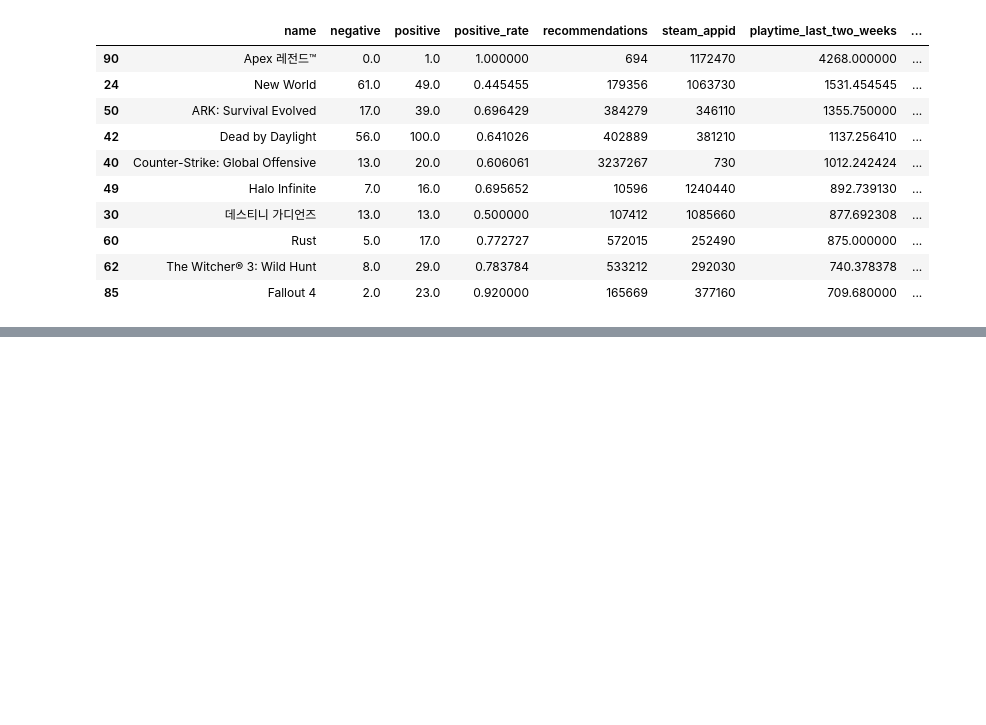
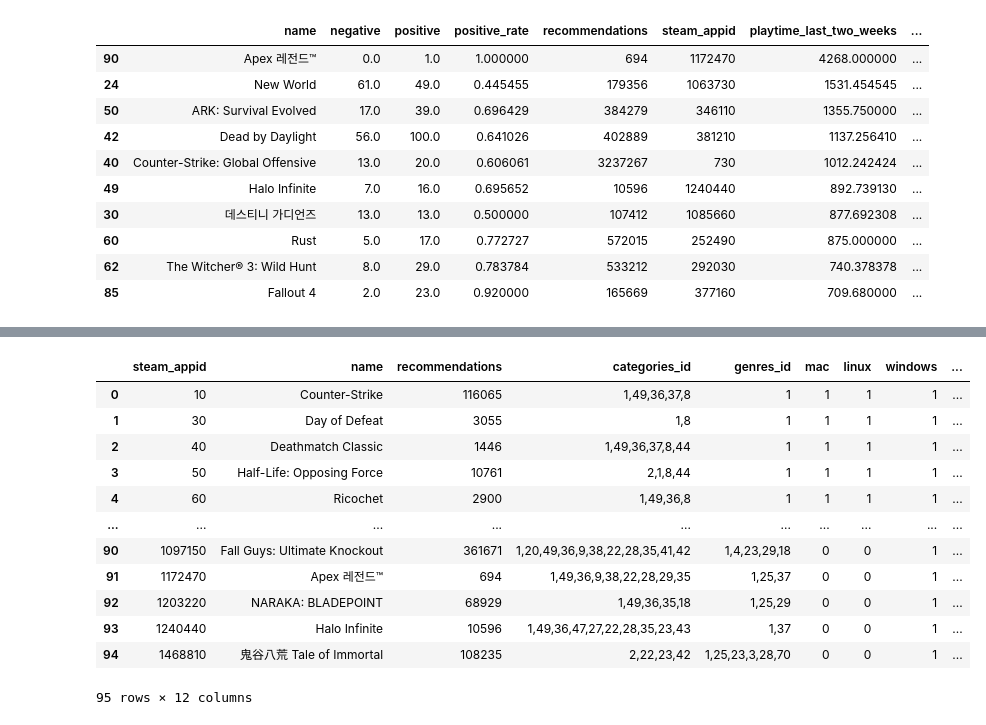
Before and after one commit to weejiwon-95/steamRecommendation, a Jupyter notebook: leanring/recommend.ipynb, the cells around one changed output, grey strips where cells are left out. Saved outputs shown, nothing was run; the diff lists cells and outputs as text; code cells hidden in the pictures; blank space fills up the shorter version.

```diff
--- a/leanring/recommend.ipynb
+++ b/leanring/recommend.ipynb
@@ -342,0 +592,16 @@ res[['name','playtime_last_two_weeks','playtime_forever']].sort_values(by=['play
+# %%
+game_info
+# %% [output]
+|  | steam_appid | name | recommendations | categories_id | genres_id | mac | linux | windows | ... |
+| 0 | 10 | Counter-Strike | 116065 | 1,49,36,37,8 | 1 | 1 | 1 | 1 | ... |
+| 1 | 30 | Day of Defeat | 3055 | 1,8 | 1 | 1 | 1 | 1 | ... |
+| 2 | 40 | Deathmatch Classic | 1446 | 1,49,36,37,8,44 | 1 | 1 | 1 | 1 | ... |
+| 3 | 50 | Half-Life: Opposing Force | 10761 | 2,1,8,44 | 1 | 1 | 1 | 1 | ... |
+| 4 | 60 | Ricochet | 2900 | 1,49,36,8 | 1 | 1 | 1 | 1 | ... |
+| ... | ... | ... | ... | ... | ... | ... | ... | ... | ... |
+| 90 | 1097150 | Fall Guys: Ultimate Knockout | 361671 | 1,20,49,36,9,38,22,28,35,41,42 | 1,4,23,29,18 | 0 | 0 | 1 | ... |
+| 91 | 1172470 | Apex 레전드™ | 694 | 1,49,36,9,38,22,28,29,35 | 1,25,37 | 0 | 0 | 1 | ... |
+| 92 | 1203220 | NARAKA: BLADEPOINT | 68929 | 1,49,36,35,18 | 1,25,29 | 0 | 0 | 1 | ... |
+| 93 | 1240440 | Halo Infinite | 10596 | 1,49,36,47,27,22,28,35,23,43 | 1,37 | 0 | 0 | 1 | ... |
+| 94 | 1468810 | 鬼谷八荒 Tale of Immortal | 108235 | 2,22,23,42 | 1,25,23,3,28,70 | 0 | 0 | 1 | ... |
+95 rows × 12 columns
```
Also changed, not shown: parts of 39 cells of this notebook.
